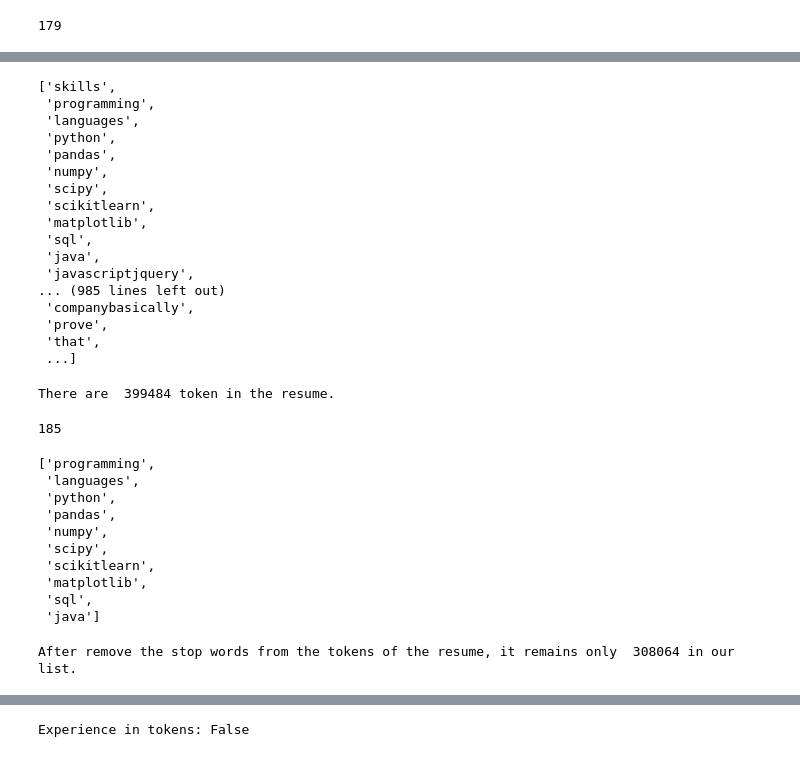
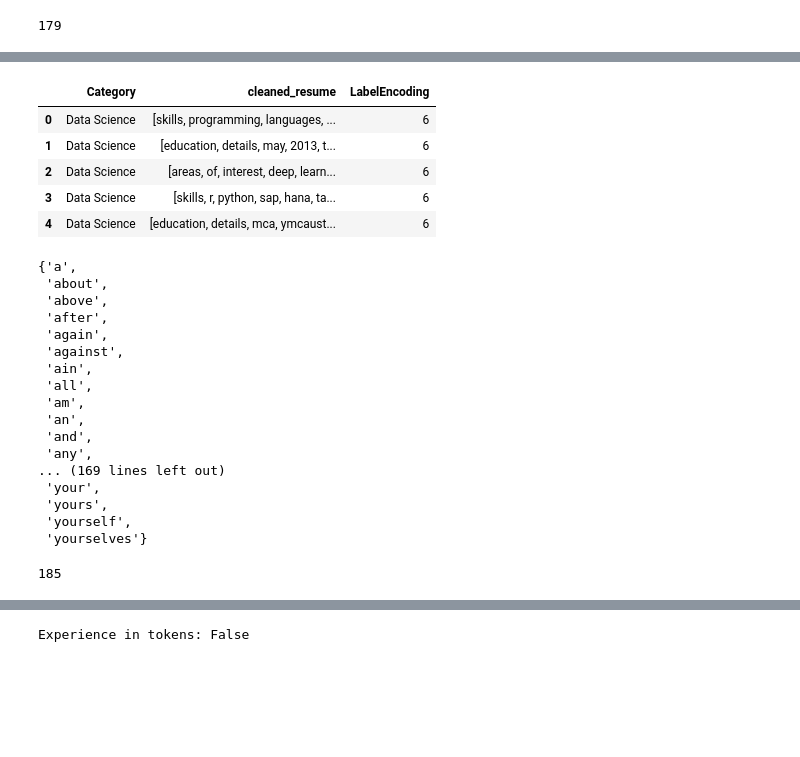
Before and after one commit to senghok510/Resume_matching, a Jupyter notebook: notebooks/feature_engineering.ipynb, the cells around one changed output, grey strips where cells are left out. Drawn from its saved outputs; the diff is of its cells as text; code cells hidden in the pictures; blank space fills up the shorter version.

```diff
--- a/notebooks/feature_engineering.ipynb
+++ b/notebooks/feature_engineering.ipynb
@@ -37,9 +41,3 @@ from nltk import word_tokenize
 len(stopwords.words('english'))
 # %% [output]
 179
-# %%
-#Create a list to store the word in cleaned resume
-resumes = ""
-
-for resume in resume['cleaned_resume']:
-    resumes += resume
@@ -52,24 +43,0 @@ resume_tokens = word_tokenize(resumes)
-# %%
-resume_tokens
-# %% [output]
-['skills',
- 'programming',
- 'languages',
- 'python',
- 'pandas',
- 'numpy',
- 'scipy',
- 'scikitlearn',
- 'matplotlib',
- 'sql',
- 'java',
- 'javascriptjquery',
-... (985 lines left out)
- 'companybasically',
- 'prove',
- 'that',
- ...]
-# %%
-print( "There are ", len(resume_tokens), "token in the resume.")
-# %% [output]
-There are  399484 token in the resume.
@@ -78 +44,12 @@ There are  399484 token in the resume.
+# %%
+resume['cleaned_resume'] = resume['cleaned_resume'].apply(lambda x: word_tokenize(x))
+# %%
+resume.head()
+# %% [output]
+|  | Category | cleaned_resume | LabelEncoding |
+| 0 | Data Science | [skills, programming, languages, ... | 6 |
+| 1 | Data Science | [education, details, may, 2013, t... | 6 |
+| 2 | Data Science | [areas, of, interest, deep, learn... | 6 |
+| 3 | Data Science | [skills, r, python, sap, hana, ta... | 6 |
+| 4 | Data Science | [education, details, mca, ymcaust... | 6 |
 # %%
@@ -85,22 +61,24 @@ resume_tokens = [word for word in resume_tokens if word not in stop_words]
+# %%
+stop_words
+# %% [output]
+{'a',
+ 'about',
+ 'above',
+ 'after',
+ 'again',
+ 'against',
+ 'ain',
+ 'all',
+ 'am',
+ 'an',
+ 'and',
+ 'any',
+... (169 lines left out)
+ 'your',
+ 'yours',
+ 'yourself',
+ 'yourselves'}
 # %%
 len(stop_words)
 # %% [output]
 185
-# %%
-# Resume_tokens after remove stop words
-resume_tokens[:10]
-# %% [output]
-['programming',
- 'languages',
- 'python',
- 'pandas',
- 'numpy',
- 'scipy',
- 'scikitlearn',
- 'matplotlib',
- 'sql',
- 'java']
-# %%
-print("After remove the stop words from the tokens of the resume, it remains only ", len(resume_tokens), "in our list.")
-# %% [output]
-After remove the stop words from the tokens of the resume, it remains only  308064 in our list.
```
Also changed, not shown: parts of 46 cells of this notebook.
